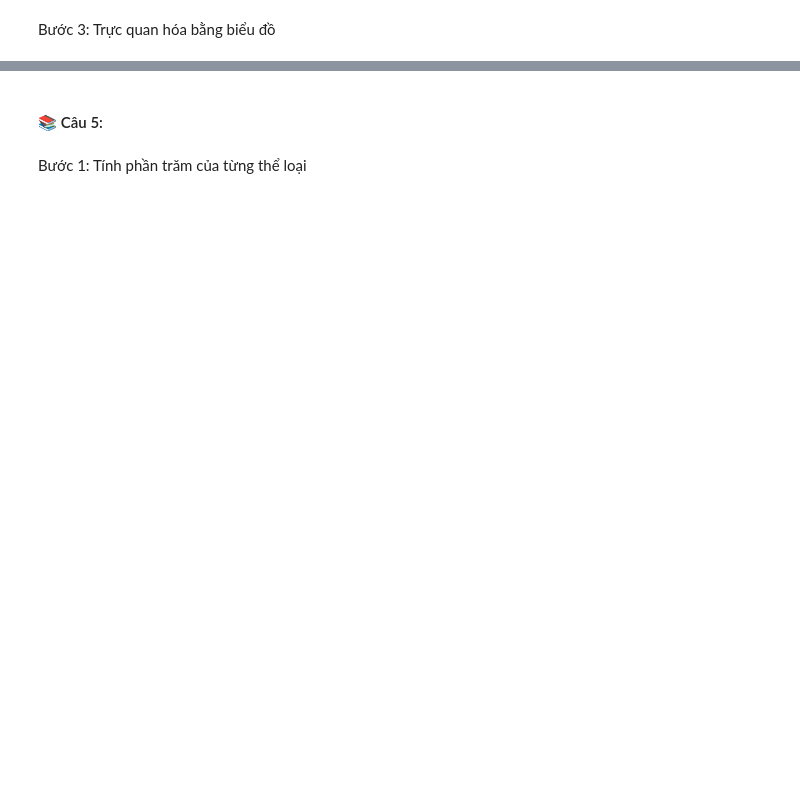
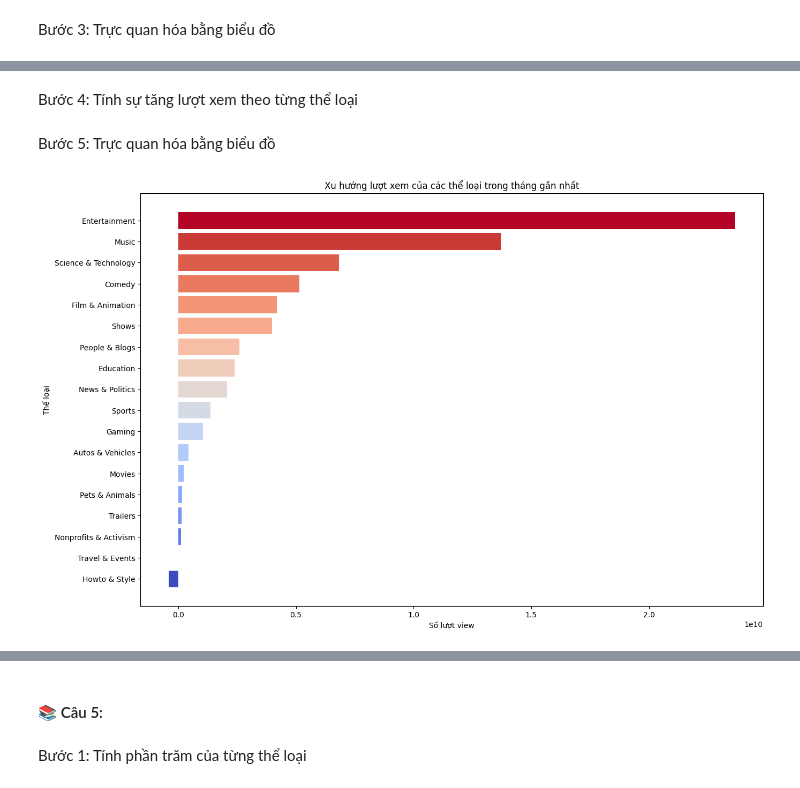
Before and after one commit to BaoDias2505/Final_Project_P4DS, a Jupyter notebook: 21127221_21127583.ipynb, the cells around one changed output, grey strips where cells are left out. Cells and saved outputs as stored; diff of their text form; code cells hidden in the pictures; blank space fills up the shorter version.

```diff
--- a/21127221_21127583.ipynb
+++ b/21127221_21127583.ipynb
@@ -644,0 +710,23 @@ plt.title('Top 30 kênh có sự tăng lượt xem nhiều nhất giữa tháng
+# %% [markdown]
+Bước 4: Tính sự tăng lượt xem theo từng thể loại
+# %%
+category = data[['Youtuber', 'category']]
+category = category.set_index('Youtuber')
+category = pd.merge(category, channel.to_frame(), on='Youtuber')
+category.columns = ['category', 'count']
+category = category.groupby('category')['count'].sum()
+category = category.sort_values()
+# %% [markdown]
+Bước 5: Trực quan hóa bằng biểu đồ
+# %%
+plt.figure(figsize=(15,10))
+
+cmap = plt.cm.get_cmap('coolwarm')
+colors = cmap(np.linspace(0, 1, len(category)))
+
+plt.barh(category.index, category, color=colors)
+plt.xlabel('Số lượt view')
+plt.ylabel('Thể loại')
+plt.title('Xu hướng lượt xem của các thể loại trong tháng gần nhất');
+# %% [output]
+[figure, added]
```
Also changed, not shown: parts of 40 cells of this notebook, 1 other file.
